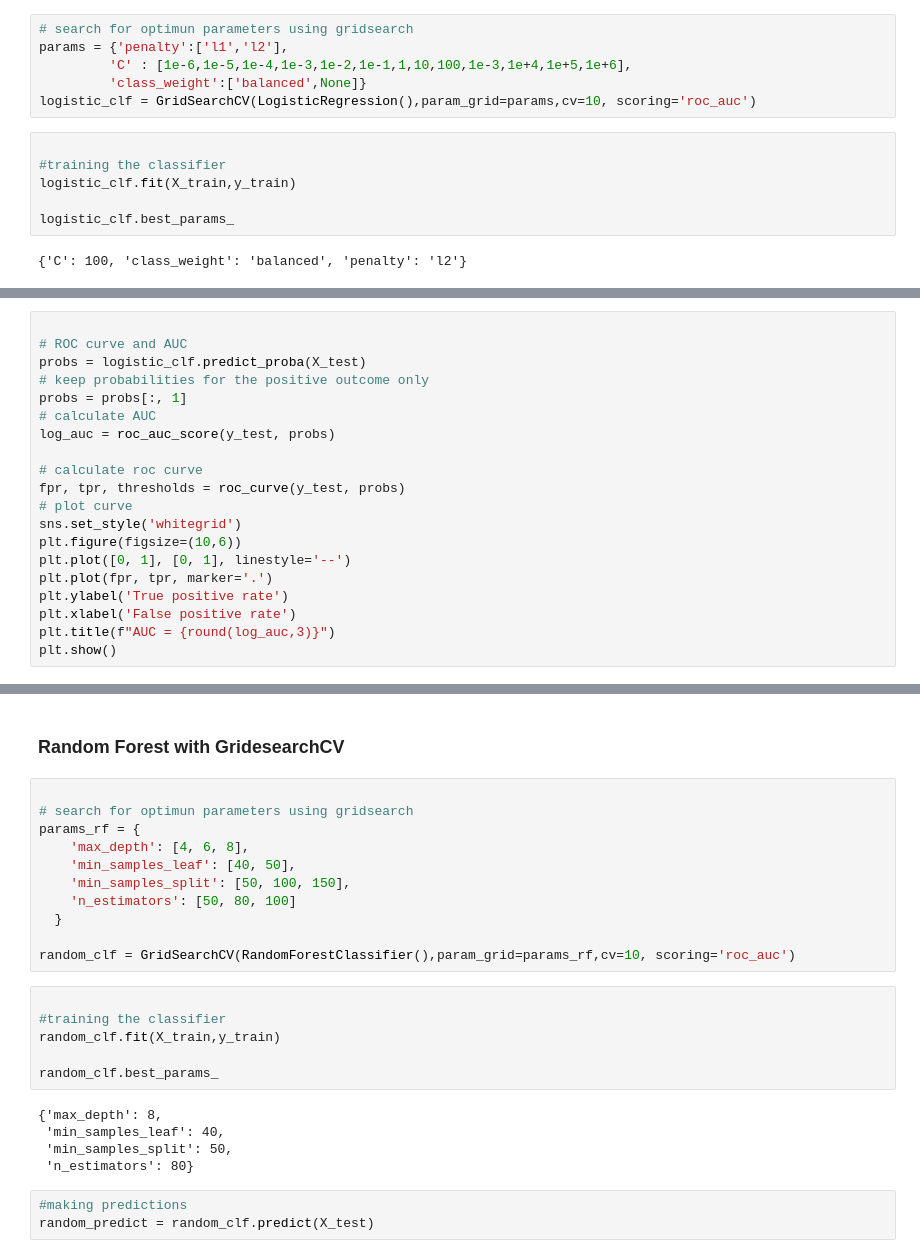
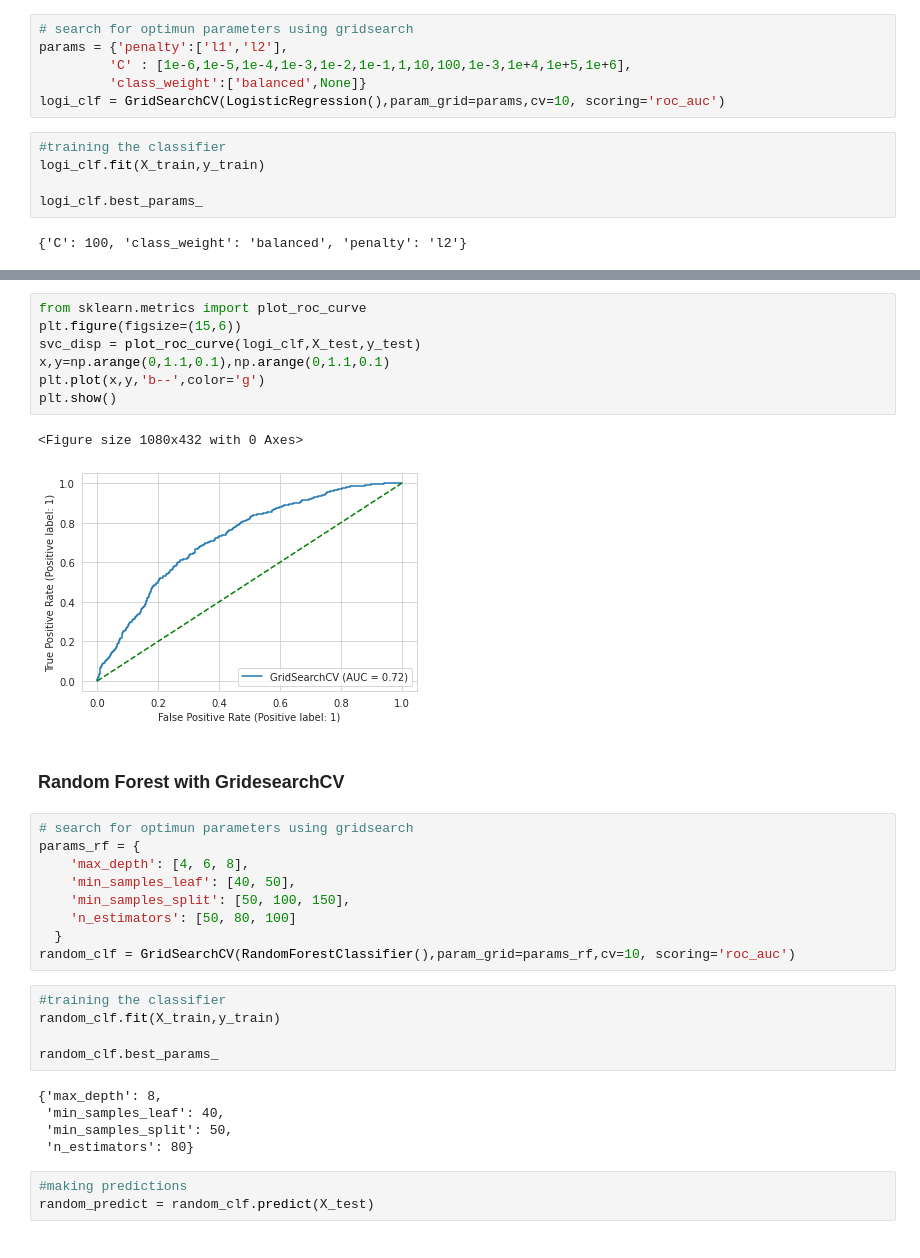
Before and after one commit to NavedMansuri/Cardiovascular-Risk-Prediction, a Jupyter notebook: Cardiovascular_Risk_Prediction_Capstone_Project_By_Naved_.ipynb, the cells around one changed output, grey strips where cells are left out. Drawn from its saved outputs; the diff is of its cells as text.

```diff
--- a/Cardiovascular_Risk_Prediction_Capstone_Project_By_Naved_.ipynb
+++ b/Cardiovascular_Risk_Prediction_Capstone_Project_By_Naved_.ipynb
@@ -699,13 +690,12 @@ from sklearn.metrics import recall_score,precision_score,classification_report,r
 params = {'penalty':['l1','l2'],
          'C' : [1e-6,1e-5,1e-4,1e-3,1e-2,1e-1,1,10,100,1e-3,1e+4,1e+5,1e+6],
          'class_weight':['balanced',None]}
-logistic_clf = GridSearchCV(LogisticRegression(),param_grid=params,cv=10, scoring='roc_auc')
+logi_clf = GridSearchCV(LogisticRegression(),param_grid=params,cv=10, scoring='roc_auc')
 # %%
+#training the classifier
+logi_clf.fit(X_train,y_train)
 
-#training the classifier
-logistic_clf.fit(X_train,y_train)
-
-logistic_clf.best_params_
+logi_clf.best_params_
 # %% [output]
 {'C': 100, 'class_weight': 'balanced', 'penalty': 'l2'}
 # %%
@@ -747,20 +729,0 @@ weighted avg       0.67      0.67      0.67      1724
-# %%
-
-# ROC curve and AUC
-probs = logistic_clf.predict_proba(X_test)
-# keep probabilities for the positive outcome only
-probs = probs[:, 1]
-# calculate AUC
-log_auc = roc_auc_score(y_test, probs)
-
-# calculate roc curve
-fpr, tpr, thresholds = roc_curve(y_test, probs)
-# plot curve
-sns.set_style('whitegrid')
-plt.figure(figsize=(10,6))
-plt.plot([0, 1], [0, 1], linestyle='--')
-plt.plot(fpr, tpr, marker='.')
-plt.ylabel('True positive rate')
-plt.xlabel('False positive rate')
-plt.title(f"AUC = {round(log_auc,3)}")
-plt.show()
@@ -769,7 +730,16 @@ plt.show()
+# %%
+from sklearn.metrics import plot_roc_curve
+plt.figure(figsize=(15,6))
+svc_disp = plot_roc_curve(logi_clf,X_test,y_test)
+x,y=np.arange(0,1.1,0.1),np.arange(0,1.1,0.1)
+plt.plot(x,y,'b--',color='g')
+plt.show()
+# %% [output]
+<Figure size 1080x432 with 0 Axes>
+[figure, added]
 # %% [markdown]
 ### **Random Forest with GridesearchCV**
 # %%
-
 # search for optimun parameters using gridsearch
 params_rf = {
     'max_depth': [4, 6, 8],
@@ -777,10 +747,8 @@ params_rf = {
     'min_samples_split': [50, 100, 150],
     'n_estimators': [50, 80, 100]
   }
-
 random_clf = GridSearchCV(RandomForestClassifier(),param_grid=params_rf,cv=10, scoring='roc_auc')
 # %%
-
 #training the classifier
 random_clf.fit(X_train,y_train)
 
```
Also changed, not shown: parts of 54 cells of this notebook.
